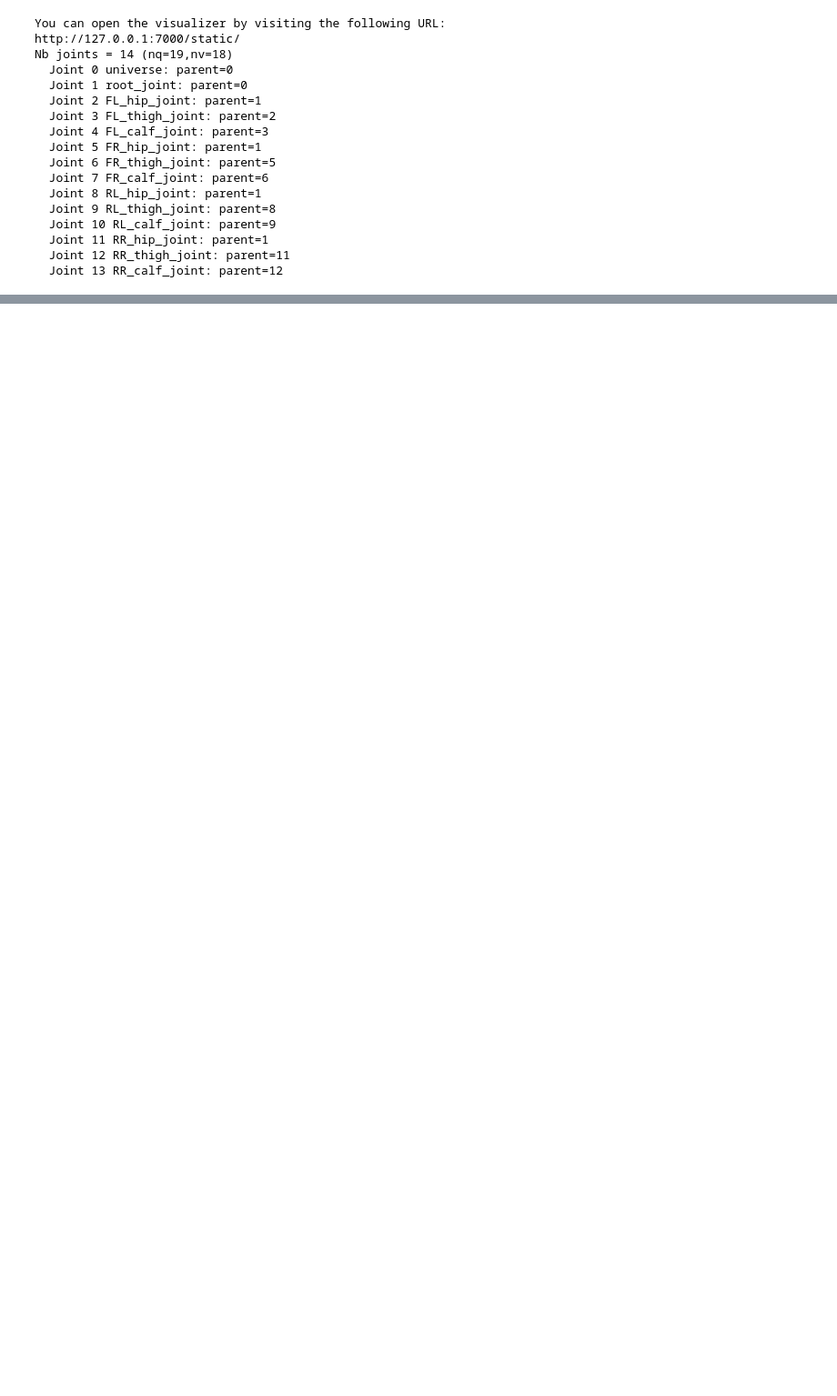
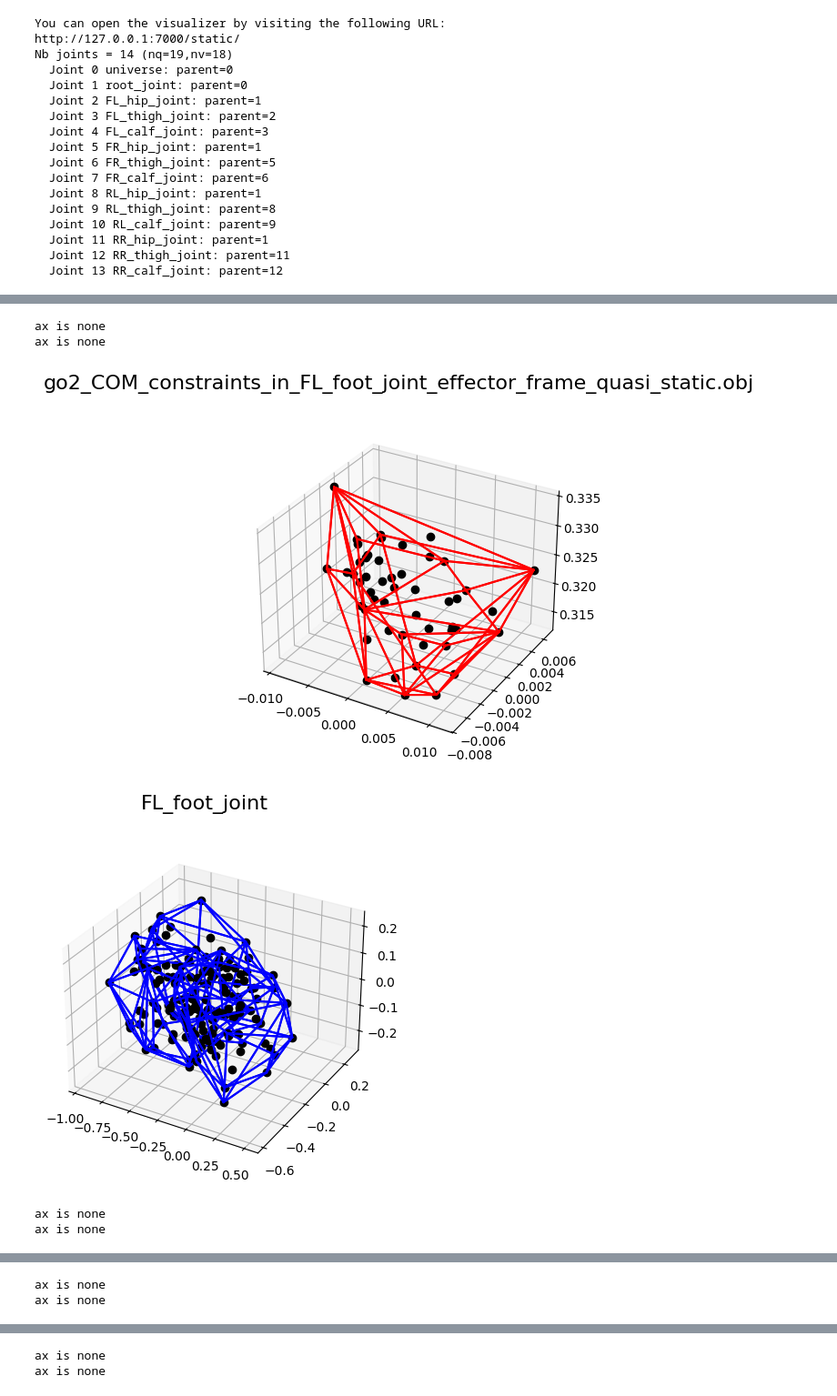
Before and after one commit to ipab-rwa/go2Reachability, a Jupyter notebook: script/Untitled.ipynb, the cells around one changed output, grey strips where cells are left out. Shown at 91% size. Cells and saved outputs as stored; diff of their text form; code cells hidden in the pictures; blank space fills up the shorter version.

```diff
--- a/script/Untitled.ipynb
+++ b/script/Untitled.ipynb
@@ -31,7 +31,3 @@ Nb joints = 14 (nq=19,nv=18)
   Joint 11 RR_hip_joint: parent=1
   Joint 12 RR_thigh_joint: parent=11
   Joint 13 RR_calf_joint: parent=12
-# %%
-#sampling a random configuration
-q = pin.randomConfiguration(robot.model)
-viz.display(q)
@@ -56,8 +34,10 @@ Nb joints = 14 (nq=19,nv=18)
 # %%
 #defining effector frames
 
+viz.display(robot.q0)
 pin.forwardKinematics(robot.model, robot.data, robot.q0)
 pin.updateFramePlacements(robot.model, robot.data)
+pin.updateGeometryPlacements(robot.model, robot.data, robot.collision_model, robot.collision_data)
 
 effectors = ["FL_foot_joint", "RL_foot_joint", "RR_foot_joint", "FR_foot_joint"]
 frame_ids = [robot.model.getFrameId(eff) for eff in effectors]
@@ -180,15 +153,13 @@ def gen_quasi_static():
         q = pin.randomConfiguration(robot.model)
         q[:7]= ZERO_CONF[:]
         apply(q)
-        for frame_id, sph_id in zip(frame_ids, effectorspheres_id):
-            pos = robot.data.oMf[frame_id].translation
-        positions = [robot.data.oMf[frame_id].translation for frame_id in frame_ids]
+        positions = [robot.data.oMf[frame_id].translation.tolist() for frame_id in frame_ids]
         com = pin.centerOfMass(robot.model, robot.data, q)
         if not collision() and stay_on_side(positions) and no_crossing(positions) and feet_below_base_ok(positions) and static_eq(positions, com):
-            return q
+            return q, positions, com
 
 
-q = gen_quasi_static()
+q, _,_  = gen_quasi_static()
 viz.display(q)
 for frame_id, sph_id in zip(frame_ids, effectorspheres_id):
     pos = robot.data.oMf[frame_id].translation
@@ -320,0 +208,42 @@ array([0.   , 0.   , 0.335, 0.   , 0.   , 0.   , 1.   ])
+# %%
+#now generate polytopes
+from constants_and_tools import hull_to_obj
+from plot_polytopes import plot_hull
+import matplotlib.pyplot as plt
+
+for effector, comData, pointsData in zip(effectors, compoints, points):
+    hcom = ConvexHull(comData)
+    hull_to_obj(
+        hcom,
+        comData,
+        "go2_COM_constraints_in_" + str(effector) + "_effector_frame_quasi_static.obj",
+    )
+    fig = plt.figure()
+    fig.suptitle(
+        "go2_COM_constraints_in_" + str(effector) + "_effector_frame_quasi_static.obj",
+        fontsize=16,
+    )
+    plot_hull(hcom, comData, np.array(comData), color="r", plot=False, fig=fig, ax=None)
+
+    fig = plt.figure()
+    fig.suptitle(str(effector), fontsize=16)
+    # ~ axes = [221,222,223,224]
+    ax = None
+    # ~ for (oEffector, pts), axId in zip(pointsData.items(), axes):
+    for oEffector, pts in pointsData.items():
+        # ~ ax = fig.add_subplot(axId, projection="3d")
+        hpts = ConvexHull(pts)
+        hull_to_obj(
+            hpts,
+            pts,
+            "go2_" + str(oEffector) + "_constraints_in_" + str(effector) + ".obj",
+        )
+        ax = plot_hull(hpts, pts, np.array(pts), color="b", plot=False, fig=fig, ax=ax)
+    plt.show(block=False)
+# %% [output]
+ax is none
+ax is none
+[figure, added]
+[figure, added]
+ax is none
+ax is none
@@ -320,0 +252,2 @@ array([0.   , 0.   , 0.335, 0.   , 0.   , 0.   , 1.   ])
+ax is none
+ax is none
@@ -320,0 +256,2 @@ array([0.   , 0.   , 0.335, 0.   , 0.   , 0.   , 1.   ])
+ax is none
+ax is none
```
Also changed, not shown: parts of 11 cells of this notebook, 48 other files.
